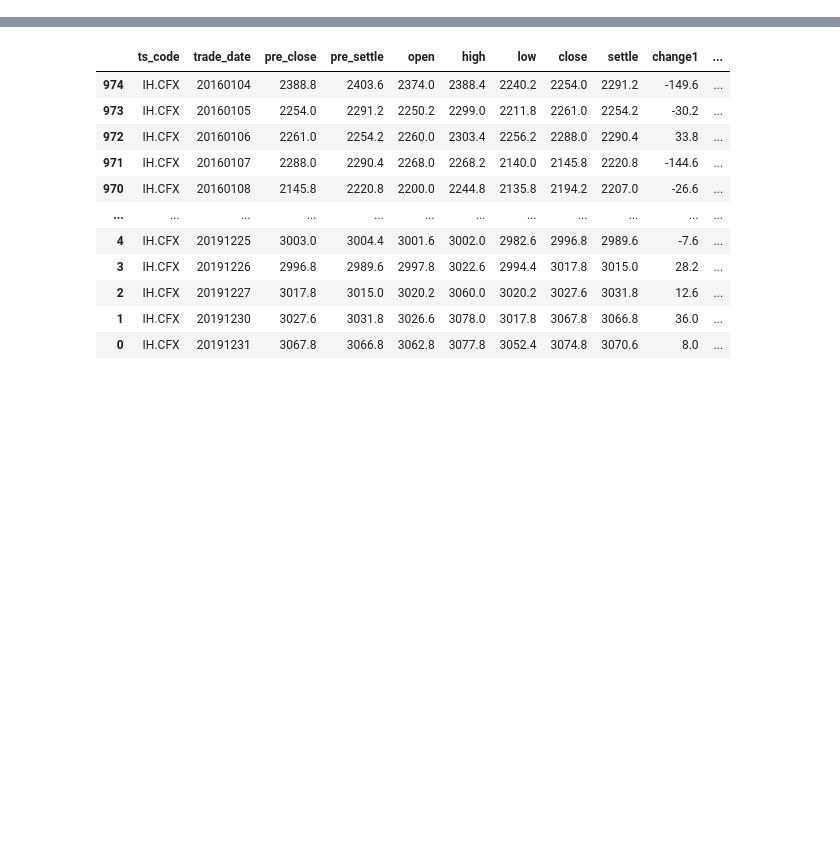
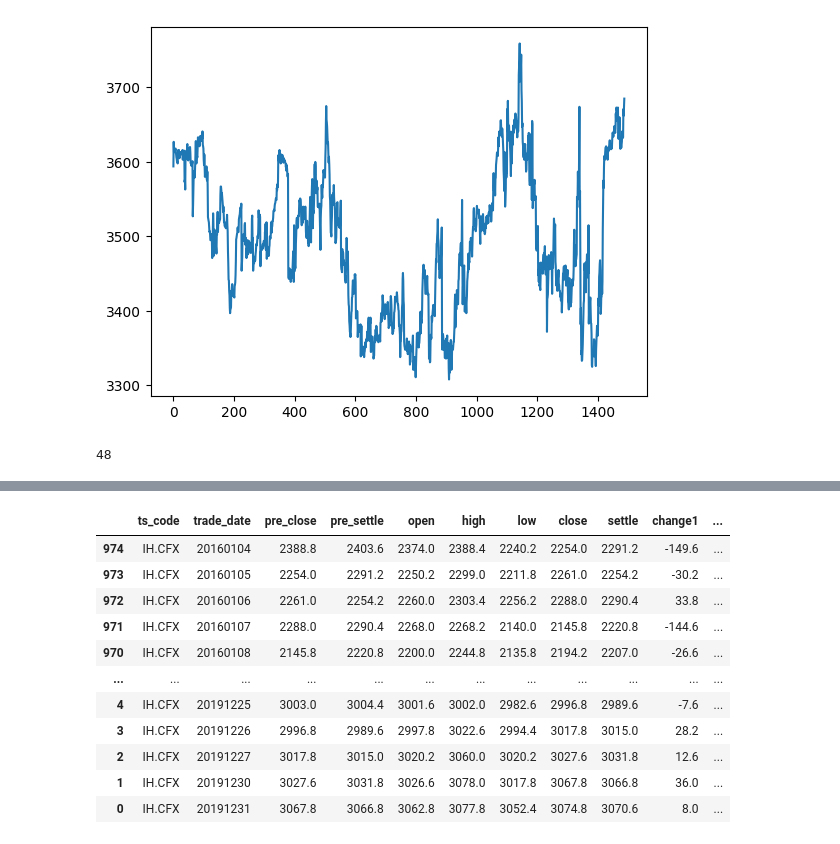
Before and after one commit to FerdinandEoverm/Index_Future_Prediction, a Jupyter notebook: data/3d_data.ipynb, the cells around one changed output, grey strips where cells are left out. Cells and saved outputs as stored; diff of their text form; code cells hidden in the pictures; blank space fills up the shorter version.

Commit message:
update assets embedding

```diff
--- a/data/3d_data.ipynb
+++ b/data/3d_data.ipynb
@@ -6,0 +5,10 @@ pro = ts.pro_api('700c1d6015ad030ff20bf310c088243da030e6b79a2a1098d58d2614')
+# %%
+import os
+os.chdir('d:/future/Index_Future_Prediction')
+
+import yaml
+with open('config.yaml', 'r') as file:
+    token = yaml.safe_load(file)['token']
+
+import tushare as ts
+pro = ts.pro_api(token)
@@ -6,0 +32,3 @@ pro = ts.pro_api('700c1d6015ad030ff20bf310c088243da030e6b79a2a1098d58d2614')
+# %%
+data = pro.fut_daily(ts_code = 'RR.DCE')
+data
@@ -6,0 +49,29 @@ pro = ts.pro_api('700c1d6015ad030ff20bf310c088243da030e6b79a2a1098d58d2614')
+# %%
+import matplotlib.pyplot as plt
+plt.plot(data['close'])
+plt.show()
+# %% [output]
+[figure, added]
+# %%
+assets_list = []
+assets_names = []
+for i in future_list.index:
+    assets_code = future_list.loc[i, 'ts_code']
+    assets_name = future_list.loc[i, 'name']
+
+    if "主力" not in assets_name:
+        continue
+
+    data = pro.fut_daily(ts_code = assets_code)
+    data_head = data.head(100)
+
+    if len(data) < 1000:
+        continue
+    if data_head['oi'].mean() < 50000:
+        continue
+    assets_list.append(assets_code)
+    assets_names.append(assets_name)
+
+len(assets_list)
+# %% [output]
+48
```
Also changed, not shown: parts of 13 cells of this notebook, 9 other files.
